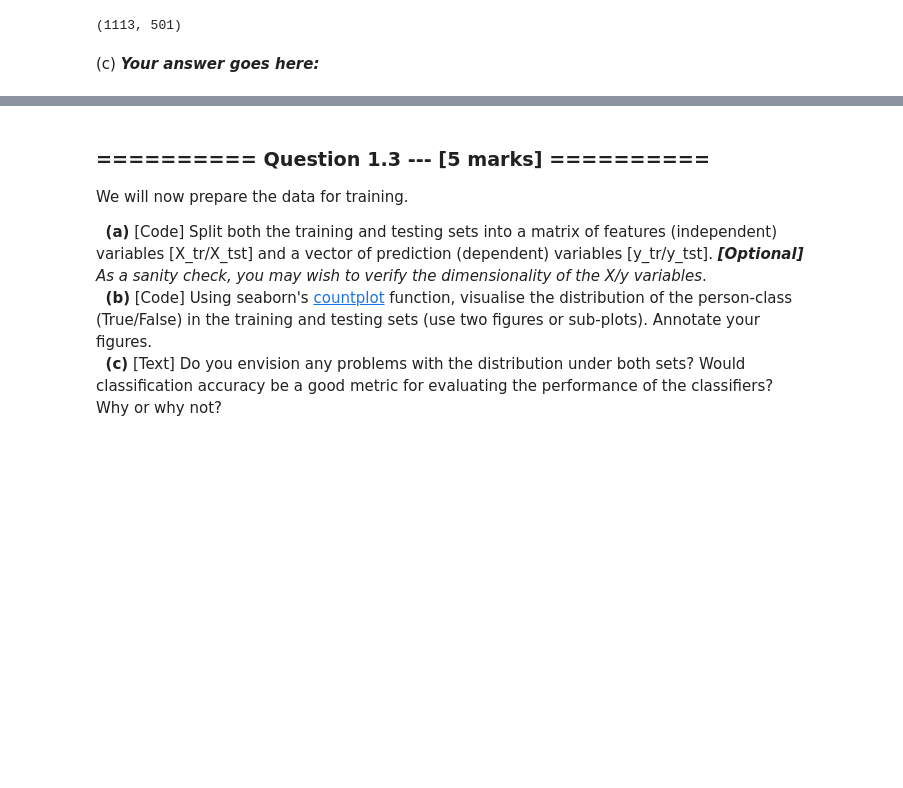
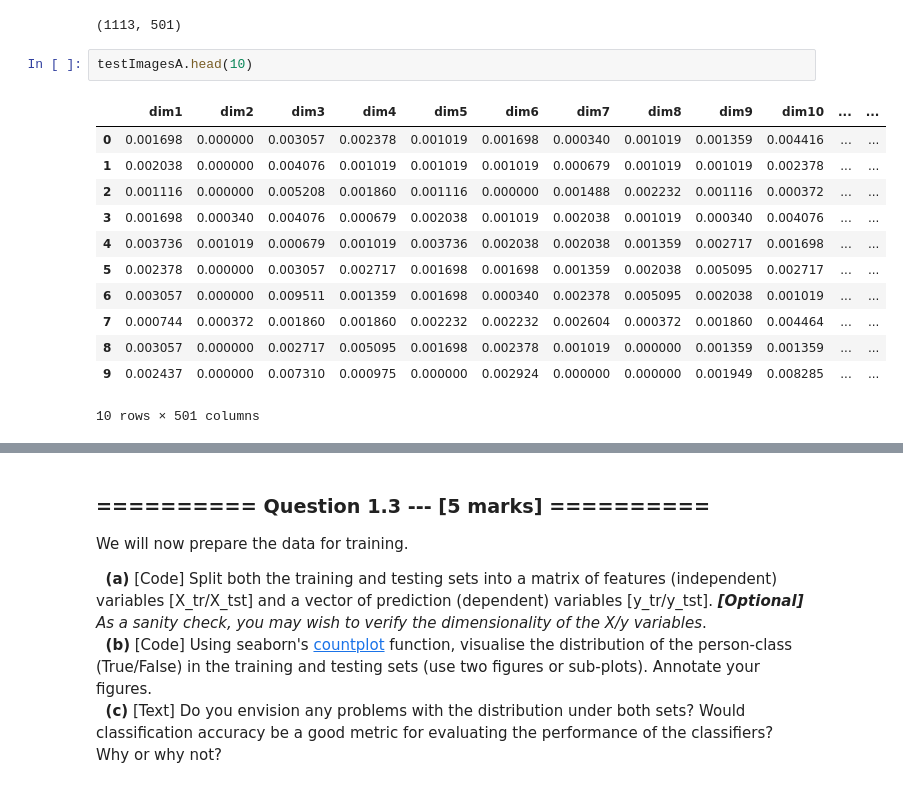
Before and after one commit to stuphys1729/IAML, a Jupyter notebook: Assignments/03_A_ObjectRecognition.ipynb, the cells around one changed output, grey strips where cells are left out. Saved outputs shown, nothing was run; the diff lists cells and outputs as text; blank space fills up the shorter version.

```diff
--- a/Assignments/03_A_ObjectRecognition.ipynb
+++ b/Assignments/03_A_ObjectRecognition.ipynb
@@ -201,5 +204,18 @@ testImagesA = testImagesA[keep]
 testImagesA.shape
 # %% [output]
 (1113, 501)
-# %% [markdown]
-(c) ***Your answer goes here:***
+# %%
+testImagesA.head(10)
+# %% [output]
+|  | dim1 | dim2 | dim3 | dim4 | dim5 | dim6 | dim7 | dim8 | dim9 | dim10 | ... | ... |
+| 0 | 0.001698 | 0.000000 | 0.003057 | 0.002378 | 0.001019 | 0.001698 | 0.000340 | 0.001019 | 0.001359 | 0.004416 | ... | ... |
+| 1 | 0.002038 | 0.000000 | 0.004076 | 0.001019 | 0.001019 | 0.001019 | 0.000679 | 0.001019 | 0.001019 | 0.002378 | ... | ... |
+| 2 | 0.001116 | 0.000000 | 0.005208 | 0.001860 | 0.001116 | 0.000000 | 0.001488 | 0.002232 | 0.001116 | 0.000372 | ... | ... |
+| 3 | 0.001698 | 0.000340 | 0.004076 | 0.000679 | 0.002038 | 0.001019 | 0.002038 | 0.001019 | 0.000340 | 0.004076 | ... | ... |
+| 4 | 0.003736 | 0.001019 | 0.000679 | 0.001019 | 0.003736 | 0.002038 | 0.002038 | 0.001359 | 0.002717 | 0.001698 | ... | ... |
+| 5 | 0.002378 | 0.000000 | 0.003057 | 0.002717 | 0.001698 | 0.001698 | 0.001359 | 0.002038 | 0.005095 | 0.002717 | ... | ... |
+| 6 | 0.003057 | 0.000000 | 0.009511 | 0.001359 | 0.001698 | 0.000340 | 0.002378 | 0.005095 | 0.002038 | 0.001019 | ... | ... |
+| 7 | 0.000744 | 0.000372 | 0.001860 | 0.001860 | 0.002232 | 0.002232 | 0.002604 | 0.000372 | 0.001860 | 0.004464 | ... | ... |
+| 8 | 0.003057 | 0.000000 | 0.002717 | 0.005095 | 0.001698 | 0.002378 | 0.001019 | 0.000000 | 0.001359 | 0.001359 | ... | ... |
+| 9 | 0.002437 | 0.000000 | 0.007310 | 0.000975 | 0.000000 | 0.002924 | 0.000000 | 0.000000 | 0.001949 | 0.008285 | ... | ... |
+10 rows × 501 columns
```
Also changed, not shown: parts of 27 cells of this notebook.
